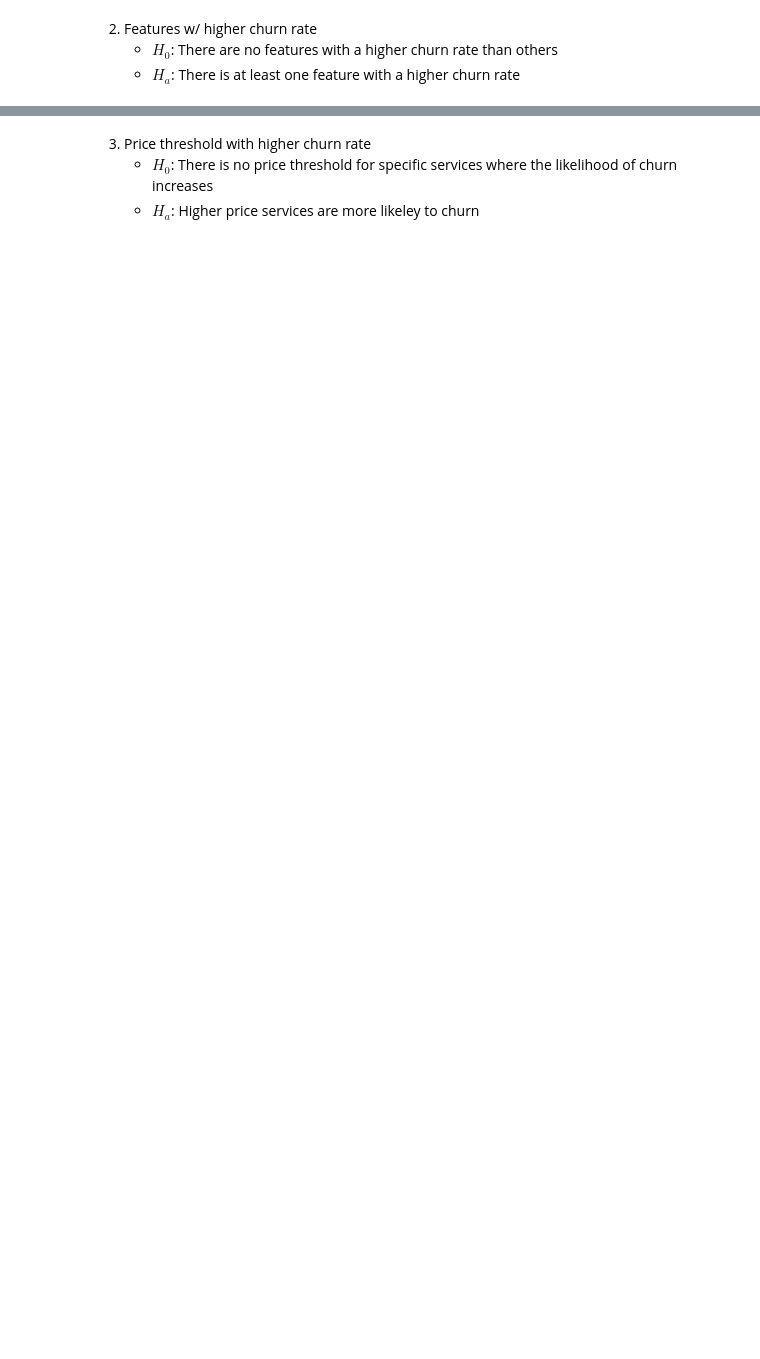
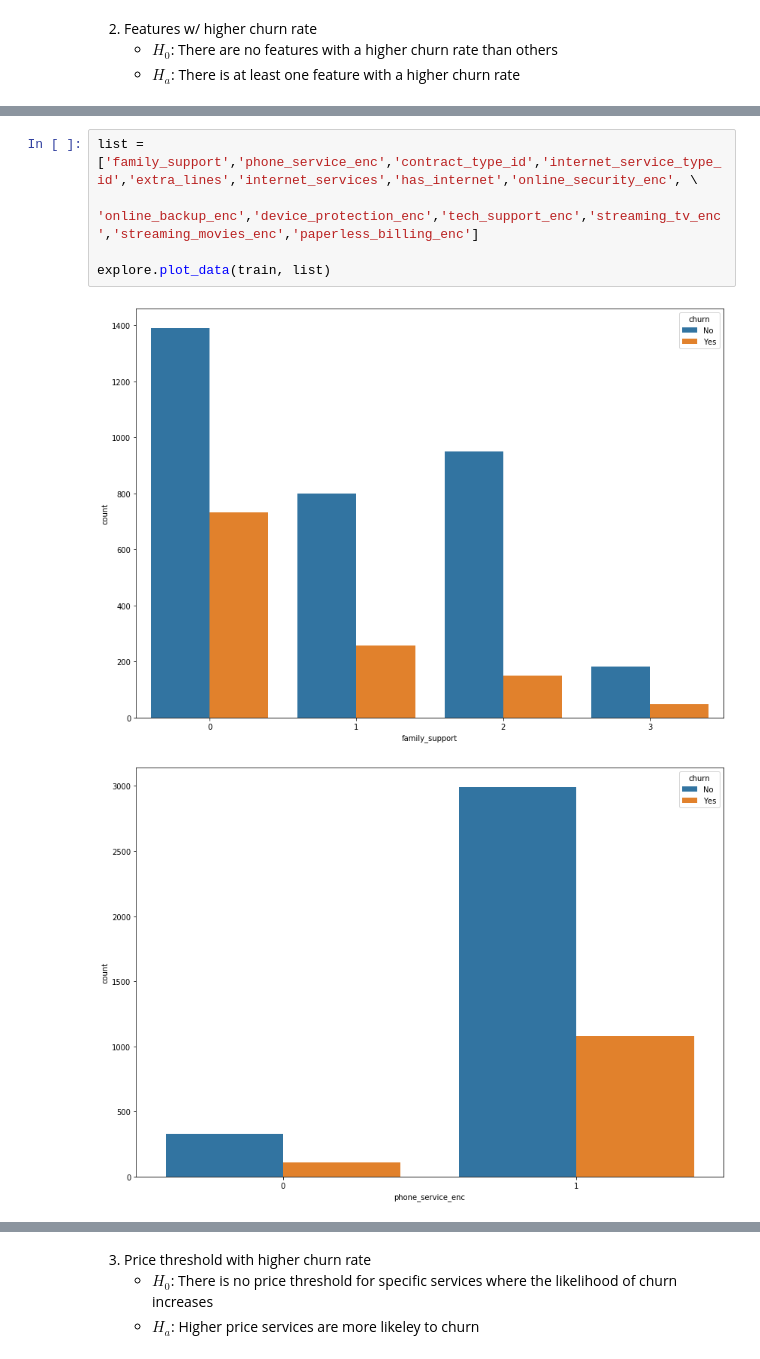
Before and after one commit to team-db-telco/telco-classification-project, a Jupyter notebook: Report.ipynb, the cells around one changed output, grey strips where cells are left out. Saved outputs shown, nothing was run; the diff lists cells and outputs as text; blank space fills up the shorter version.

```diff
--- a/Report.ipynb
+++ b/Report.ipynb
@@ -47,0 +69,8 @@ test = pd.read_csv('test.csv')
+# %%
+list = ['family_support','phone_service_enc','contract_type_id','internet_service_type_id','extra_lines','internet_services','has_internet','online_security_enc', \
+        'online_backup_enc','device_protection_enc','tech_support_enc','streaming_tv_enc','streaming_movies_enc','paperless_billing_enc']
+
+explore.plot_data(train, list)
+# %% [output]
+[figure, added]
+[figure, added]
```
Also changed, not shown: parts of 27 cells of this notebook.
